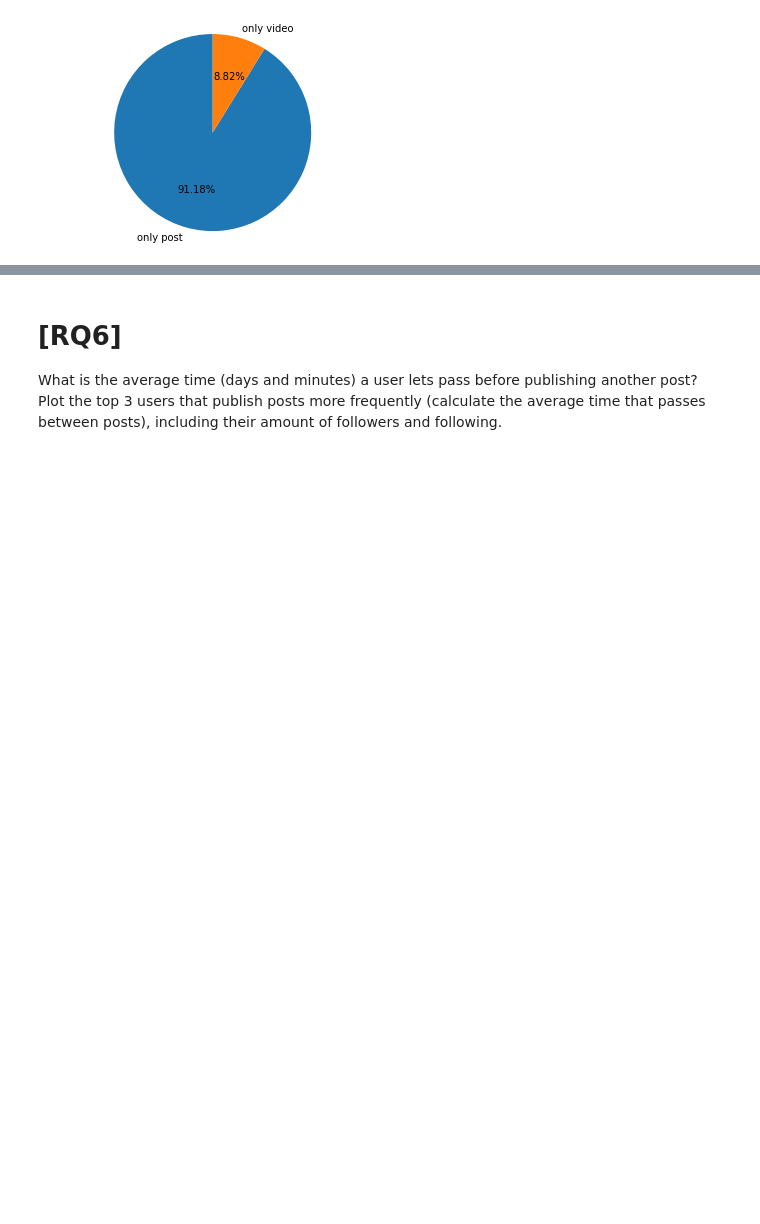
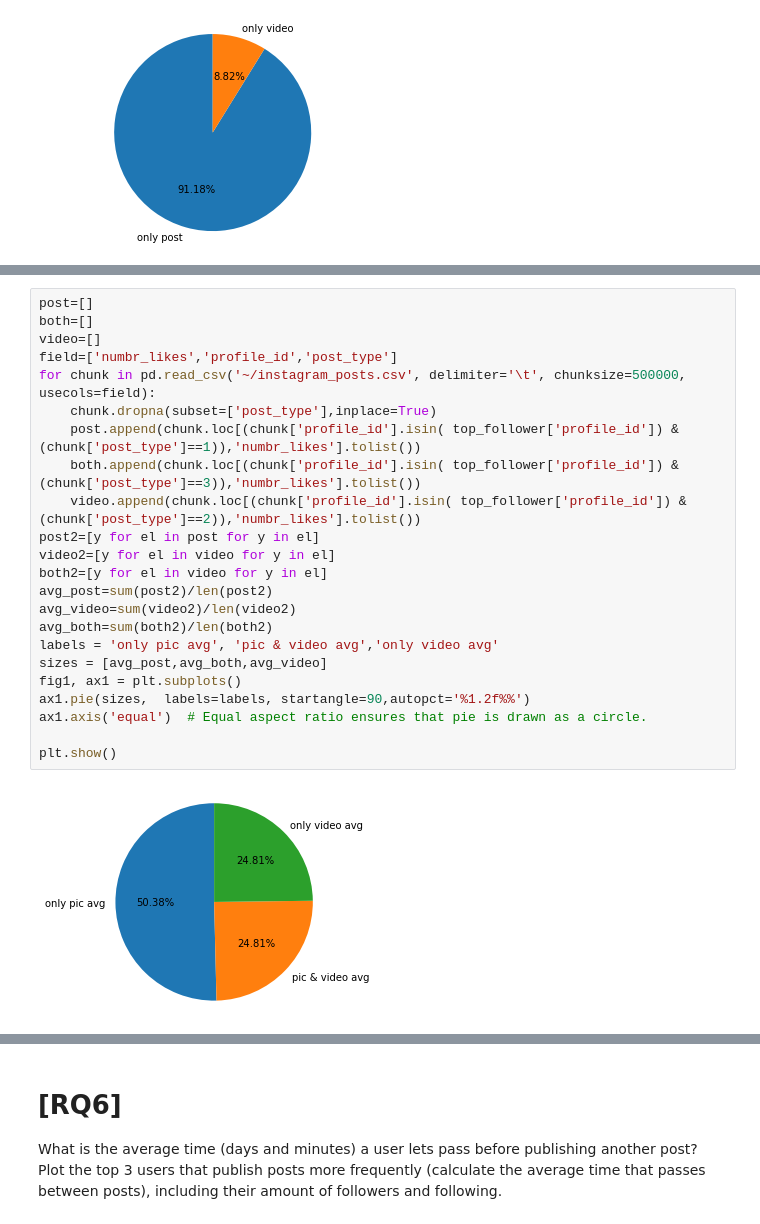
Before and after one commit to sophiaBalestrucci/ADM-HW2, a Jupyter notebook: HW2.ipynb, the cells around one changed output, grey strips where cells are left out. Drawn from its saved outputs; the diff is of its cells as text; blank space fills up the shorter version.

```diff
--- a/HW2.ipynb
+++ b/HW2.ipynb
@@ -302,0 +423,25 @@ dtype: float64
+# %%
+post=[]
+both=[]
+video=[]
+field=['numbr_likes','profile_id','post_type']
+for chunk in pd.read_csv('~/instagram_posts.csv', delimiter='\t', chunksize=500000, usecols=field):
+    chunk.dropna(subset=['post_type'],inplace=True)
+    post.append(chunk.loc[(chunk['profile_id'].isin( top_follower['profile_id']) & (chunk['post_type']==1)),'numbr_likes'].tolist())
+    both.append(chunk.loc[(chunk['profile_id'].isin( top_follower['profile_id']) & (chunk['post_type']==3)),'numbr_likes'].tolist())
+    video.append(chunk.loc[(chunk['profile_id'].isin( top_follower['profile_id']) & (chunk['post_type']==2)),'numbr_likes'].tolist())
+post2=[y for el in post for y in el]
+video2=[y for el in video for y in el]
+both2=[y for el in video for y in el]
+avg_post=sum(post2)/len(post2)
+avg_video=sum(video2)/len(video2)
+avg_both=sum(both2)/len(both2)
+labels = 'only pic avg', 'pic & video avg','only video avg'
+sizes = [avg_post,avg_both,avg_video]
+fig1, ax1 = plt.subplots()
+ax1.pie(sizes,  labels=labels, startangle=90,autopct='%1.2f%%')
+ax1.axis('equal')  # Equal aspect ratio ensures that pie is drawn as a circle.
+
+plt.show()
+# %% [output]
+[figure, added]
```
Also changed, not shown: parts of 37 cells of this notebook.
